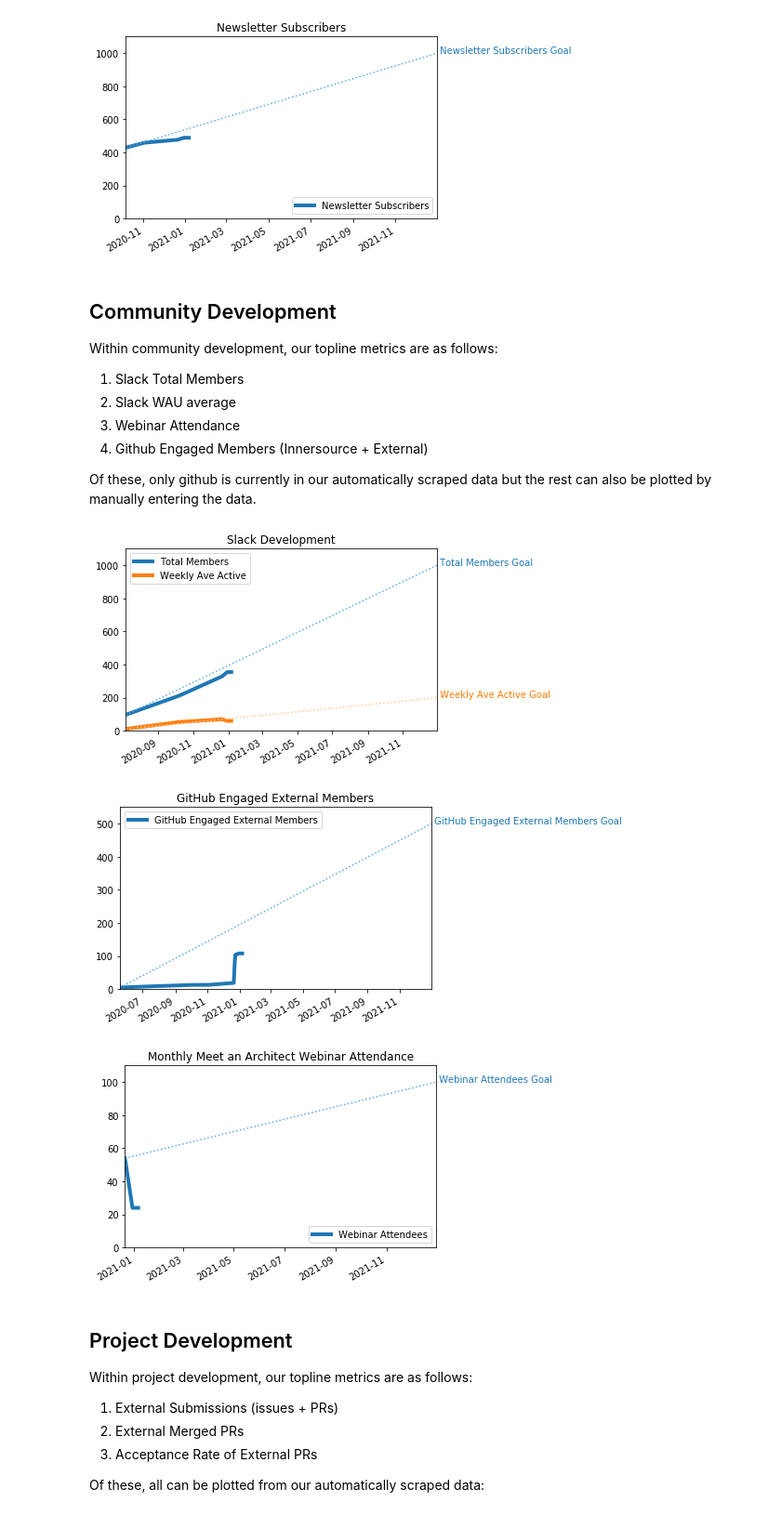
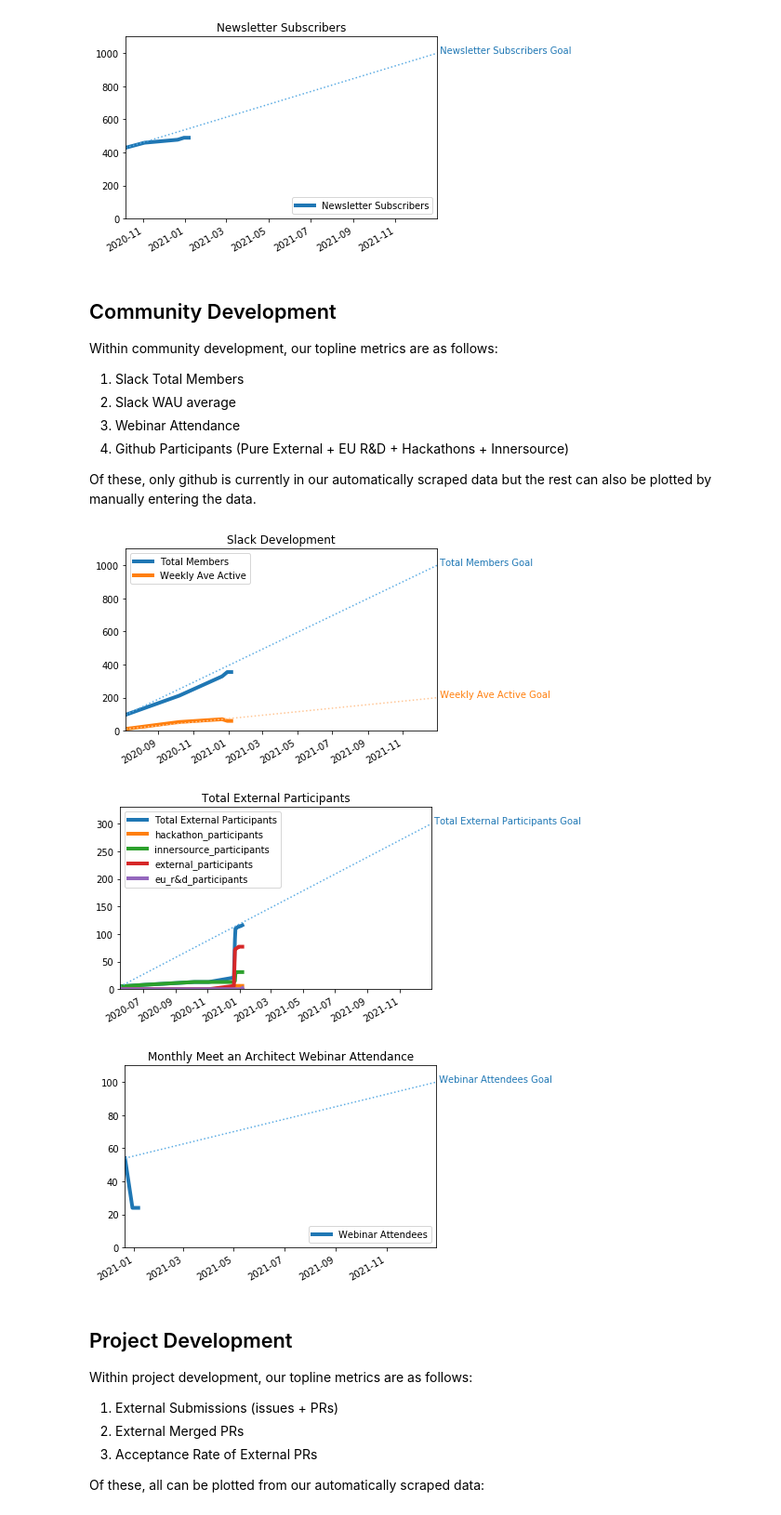
Before and after one commit to Seagate/cortx, a Jupyter notebook: metrics/CORTX_Metrics_Topline_Report.ipynb, the cells around one changed output. Shown at 93% size. Drawn from its saved outputs; the diff is of its cells as text; code cells hidden in the pictures.

```diff
--- a/metrics/CORTX_Metrics_Topline_Report.ipynb
+++ b/metrics/CORTX_Metrics_Topline_Report.ipynb
@@ -29,6 +29,23 @@ CORTX Community goals are divided into four main categories:
     * Ensuring the project supports and encourages implementation
 
 This report is accordingly split into 4 sections (one for each category). Within each category, we track dozens of metrics but in this report, we focus merely on just a few select metrics for each category which we feel present the most meaningful, yet concise, overview of CORTX Community.
+# %%
+def external_graph(Activity,goal_value):
+    title=('Total External %s' % Activity).title()
+    types=['hackathon','innersource','external', 'eu_r&d'] # 'eu_r&d' not yet in data
+    local_df = df
+    local_df = local_df.fillna(0)
+    local_df[title]=0
+    columns=[title]
+    for t in types:
+        column = '%s_%s' % (t,Activity)
+        local_df[title] += local_df[column]
+        columns.append(column)
+    #local_df.replace(np.nan, 0)
+    goal=cg.Goal(title,goal_date,goal_value)
+    plt=cg.goal_graph(df=local_df,title=title,xlim=(None,goal_date),goals=[goal],columns=columns)
+    plt.legend(loc='upper left')
+    plt.show()
 # %% [markdown]
 ## Awareness
 
@@ -70,41 +87,42 @@ Within community development, our topline metrics are as follows:
 1. Slack Total Members
 2. Slack WAU average
 3. Webinar Attendance
-4. Github Engaged Members (Innersource + External)
+4. Github Participants (Pure External + EU R&D + Hackathons + Innersource)
 
 Of these, only github is currently in our automatically scraped data but the rest can also be plotted by manually entering the data.
 # %%
 title='Slack Development'
 slack_members_key='slack_total_members'
 slack_wau_key='slack_weekly_ave_active'
 def nice_slack_title(ugly):
     return ugly.replace('_', ' ').replace('slack ','').title()
 
 members_str=nice_slack_title(slack_members_key)
 wau_str=nice_slack_title(slack_wau_key)
 df[members_str]=df[slack_members_key]
 df[wau_str]=df[slack_wau_key]
 members_goal=cg.Goal(members_str,goal_date,1000)
 wau_goal=cg.Goal(wau_str,goal_date,200)
 plt=cg.goal_graph(df=df,title=title,xlim=xlim,goals=[members_goal,wau_goal],columns=[members_str,wau_str])
 plt.legend(loc='upper left')
 plt.show()
 
-title='GitHub Engaged External Members'
-df[title] = df['innersource_participants'] + df['external_participants']
-plt=cg.goal_graph(df=df,title=title,xlim=xlim,goals=[cg.Goal(title,goal_date,500)],columns=[title])
-plt.legend(loc='upper left')
-plt.show()
+#title='GitHub Engaged External Members'
+#df[title] = df['innersource_participants'] + df['external_participants']
+#plt=cg.goal_graph(df=df,title=title,xlim=xlim,goals=[cg.Goal(title,goal_date,500)],columns=[title])
+#plt.legend(loc='upper left')
+#plt.show()
+external_graph('participants',300)
 
 title='Monthly Meet an Architect Webinar Attendance'
 ugly='webinar_attendees'
 pretty=nice_slack_title(ugly)
 df[pretty]=df[ugly]
 plt=cg.goal_graph(df=df,title=title,xlim=xlim,goals=[cg.Goal(pretty,goal_date,100)],columns=[pretty])
 plt.show()
 # %% [output]
 [figure]
-[figure, old version]
+[figure, new version]
 [figure]
 # %% [markdown]
 ## Project Development
```
Also changed, not shown: parts of 1 cell of this notebook, 1 other file.
